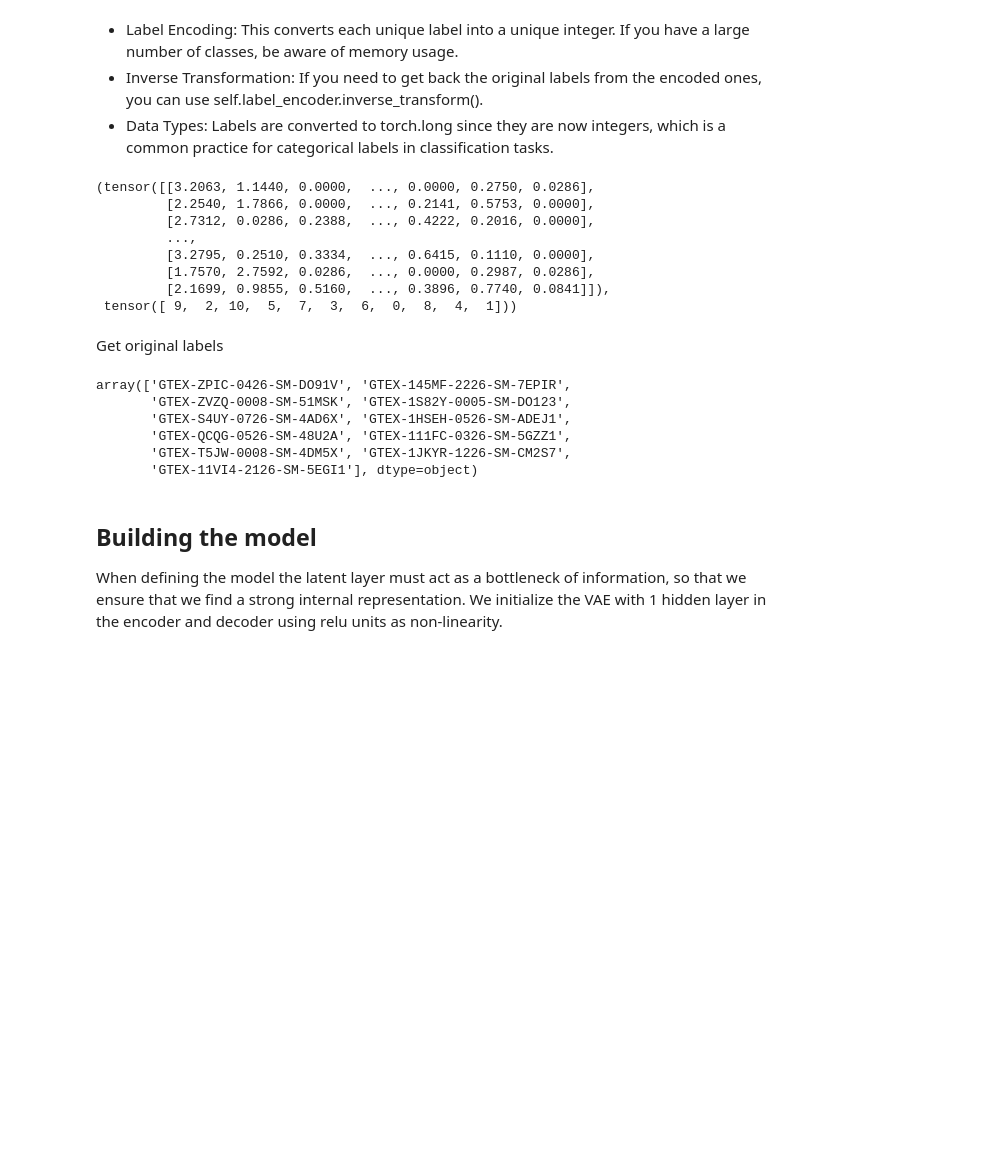
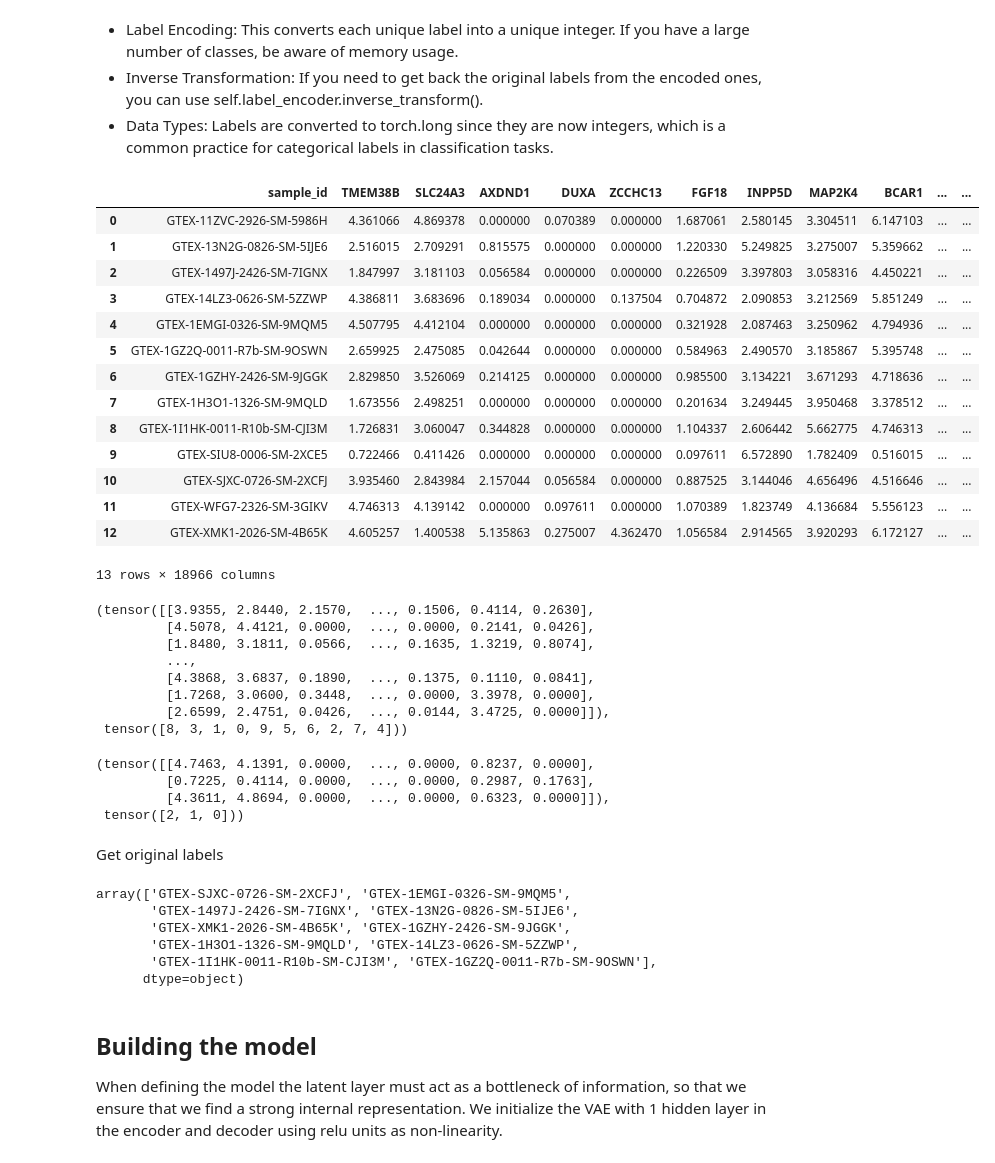
Before and after one commit to notaiax/Prediction-of-protein-isoforms-using-semi-supervised-learning, a Jupyter notebook: VAE/aiax VAE.ipynb, the cells around one changed output. Drawn from its saved outputs; the diff is of its cells as text; code cells hidden in the pictures; blank space fills up the shorter version.

Commit message:
Add test loader

```diff
--- a/VAE/aiax VAE.ipynb
+++ b/VAE/aiax VAE.ipynb
@@ -138,6 +140,7 @@ Using percentage 0.001 should load 17 samples, and 0.01 170. We use 0.005 for 86
 - Data Types: Labels are converted to torch.long since they are now integers, which is a common practice for categorical labels in classification tasks.
 # %%
 class GeneExpressionDataset(Dataset):
+    """ # Old dataLoader with no TestSet
     def __init__(self, filepath, percentage=0.1):
         self.data = self.load_data_percentage(filepath, percentage)
         # Assuming the first column is the label
@@ -147,9 +150,16 @@ class GeneExpressionDataset(Dataset):
         # Encode the labels
         self.label_encoder = LabelEncoder()
         self.encoded_labels = self.label_encoder.fit_transform(self.labels)
+    """
+
+    def __init__(self, data, labels):
+        self.labels = labels
+        self.genes = data
+        self.label_encoder = LabelEncoder()
+        self.encoded_labels = self.label_encoder.fit_transform(self.labels)
 
     def __len__(self):
-        return len(self.data)
+        return len(self.genes)
 
     def __getitem__(self, idx):
         if torch.is_tensor(idx):
@@ -176,28 +183,69 @@ gene_train_loader = DataLoader(gene_dataset, batch_size=64, shuffle=True)
+# %%
+load_percentage = 0.0005
+
+# Load the entire dataset
+full_data = GeneExpressionDataset.load_data_percentage(gtex_gene_path, percentage=load_percentage)
+
+# Split the data into training and testing sets
+train_data, test_data = train_test_split(full_data, test_size=0.2, random_state=42)
+
+# Create dataset instances for training and testing
+gene_train_dataset = GeneExpressionDataset(train_data.iloc[:, 1:], train_data.iloc[:, 0])
+gene_test_dataset = GeneExpressionDataset(test_data.iloc[:, 1:], test_data.iloc[:, 0])
+
+gene_train_loader = DataLoader(gene_train_dataset, batch_size=64, shuffle=True)
+gene_test_loader = DataLoader(gene_test_dataset, batch_size=64, shuffle=False)  # Usually, shuffling is not needed for testing
+# %%
+full_data
+# %% [output]
+|  | sample_id | TMEM38B | SLC24A3 | AXDND1 | DUXA | ZCCHC13 | FGF18 | INPP5D | MAP2K4 | BCAR1 | ... | ... |
+| 0 | GTEX-11ZVC-2926-SM-5986H | 4.361066 | 4.869378 | 0.000000 | 0.070389 | 0.000000 | 1.687061 | 2.580145 | 3.304511 | 6.147103 | ... | ... |
+| 1 | GTEX-13N2G-0826-SM-5IJE6 | 2.516015 | 2.709291 | 0.815575 | 0.000000 | 0.000000 | 1.220330 | 5.249825 | 3.275007 | 5.359662 | ... | ... |
+| 2 | GTEX-1497J-2426-SM-7IGNX | 1.847997 | 3.181103 | 0.056584 | 0.000000 | 0.000000 | 0.226509 | 3.397803 | 3.058316 | 4.450221 | ... | ... |
+| 3 | GTEX-14LZ3-0626-SM-5ZZWP | 4.386811 | 3.683696 | 0.189034 | 0.000000 | 0.137504 | 0.704872 | 2.090853 | 3.212569 | 5.851249 | ... | ... |
+| 4 | GTEX-1EMGI-0326-SM-9MQM5 | 4.507795 | 4.412104 | 0.000000 | 0.000000 | 0.000000 | 0.321928 | 2.087463 | 3.250962 | 4.794936 | ... | ... |
+| 5 | GTEX-1GZ2Q-0011-R7b-SM-9OSWN | 2.659925 | 2.475085 | 0.042644 | 0.000000 | 0.000000 | 0.584963 | 2.490570 | 3.185867 | 5.395748 | ... | ... |
+| 6 | GTEX-1GZHY-2426-SM-9JGGK | 2.829850 | 3.526069 | 0.214125 | 0.000000 | 0.000000 | 0.985500 | 3.134221 | 3.671293 | 4.718636 | ... | ... |
+| 7 | GTEX-1H3O1-1326-SM-9MQLD | 1.673556 | 2.498251 | 0.000000 | 0.000000 | 0.000000 | 0.201634 | 3.249445 | 3.950468 | 3.378512 | ... | ... |
+| 8 | GTEX-1I1HK-0011-R10b-SM-CJI3M | 1.726831 | 3.060047 | 0.344828 | 0.000000 | 0.000000 | 1.104337 | 2.606442 | 5.662775 | 4.746313 | ... | ... |
+| 9 | GTEX-SIU8-0006-SM-2XCE5 | 0.722466 | 0.411426 | 0.000000 | 0.000000 | 0.000000 | 0.097611 | 6.572890 | 1.782409 | 0.516015 | ... | ... |
+| 10 | GTEX-SJXC-0726-SM-2XCFJ | 3.935460 | 2.843984 | 2.157044 | 0.056584 | 0.000000 | 0.887525 | 3.144046 | 4.656496 | 4.516646 | ... | ... |
+| 11 | GTEX-WFG7-2326-SM-3GIKV | 4.746313 | 4.139142 | 0.000000 | 0.097611 | 0.000000 | 1.070389 | 1.823749 | 4.136684 | 5.556123 | ... | ... |
+| 12 | GTEX-XMK1-2026-SM-4B65K | 4.605257 | 1.400538 | 5.135863 | 0.275007 | 4.362470 | 1.056584 | 2.914565 | 3.920293 | 6.172127 | ... | ... |
+13 rows × 18966 columns
 # %%
 genes, labels = next(iter(gene_train_loader))
 genes, labels
 # %% [output]
-(tensor([[3.2063, 1.1440, 0.0000,  ..., 0.0000, 0.2750, 0.0286],
-         [2.2540, 1.7866, 0.0000,  ..., 0.2141, 0.5753, 0.0000],
-         [2.7312, 0.0286, 0.2388,  ..., 0.4222, 0.2016, 0.0000],
+(tensor([[3.9355, 2.8440, 2.1570,  ..., 0.1506, 0.4114, 0.2630],
+         [4.5078, 4.4121, 0.0000,  ..., 0.0000, 0.2141, 0.0426],
+         [1.8480, 3.1811, 0.0566,  ..., 0.1635, 1.3219, 0.8074],
          ...,
-         [3.2795, 0.2510, 0.3334,  ..., 0.6415, 0.1110, 0.0000],
-         [1.7570, 2.7592, 0.0286,  ..., 0.0000, 0.2987, 0.0286],
-         [2.1699, 0.9855, 0.5160,  ..., 0.3896, 0.7740, 0.0841]]),
- tensor([ 9,  2, 10,  5,  7,  3,  6,  0,  8,  4,  1]))
+         [4.3868, 3.6837, 0.1890,  ..., 0.1375, 0.1110, 0.0841],
+         [1.7268, 3.0600, 0.3448,  ..., 0.0000, 3.3978, 0.0000],
+         [2.6599, 2.4751, 0.0426,  ..., 0.0144, 3.4725, 0.0000]]),
+ tensor([8, 3, 1, 0, 9, 5, 6, 2, 7, 4]))
+# %%
+test_genes, test_labels = next(iter(gene_test_loader))
+test_genes, test_labels
+# %% [output]
+(tensor([[4.7463, 4.1391, 0.0000,  ..., 0.0000, 0.8237, 0.0000],
+         [0.7225, 0.4114, 0.0000,  ..., 0.0000, 0.2987, 0.1763],
+         [4.3611, 4.8694, 0.0000,  ..., 0.0000, 0.6323, 0.0000]]),
+ tensor([2, 1, 0]))
 # %% [markdown]
 Get original labels
 # %%
 # Convert encoded labels back to original string labels
-original_labels = gene_dataset.get_original_labels(labels.numpy())
+original_labels = gene_train_dataset.get_original_labels(labels.numpy())
 original_labels
 # %% [output]
-array(['GTEX-ZPIC-0426-SM-DO91V', 'GTEX-145MF-2226-SM-7EPIR',
-       'GTEX-ZVZQ-0008-SM-51MSK', 'GTEX-1S82Y-0005-SM-DO123',
-       'GTEX-S4UY-0726-SM-4AD6X', 'GTEX-1HSEH-0526-SM-ADEJ1',
-       'GTEX-QCQG-0526-SM-48U2A', 'GTEX-111FC-0326-SM-5GZZ1',
-       'GTEX-T5JW-0008-SM-4DM5X', 'GTEX-1JKYR-1226-SM-CM2S7',
-       'GTEX-11VI4-2126-SM-5EGI1'], dtype=object)
+array(['GTEX-SJXC-0726-SM-2XCFJ', 'GTEX-1EMGI-0326-SM-9MQM5',
+       'GTEX-1497J-2426-SM-7IGNX', 'GTEX-13N2G-0826-SM-5IJE6',
+       'GTEX-XMK1-2026-SM-4B65K', 'GTEX-1GZHY-2426-SM-9JGGK',
+       'GTEX-1H3O1-1326-SM-9MQLD', 'GTEX-14LZ3-0626-SM-5ZZWP',
+       'GTEX-1I1HK-0011-R10b-SM-CJI3M', 'GTEX-1GZ2Q-0011-R7b-SM-9OSWN'],
+      dtype=object)
 # %% [markdown]
 ## Building the model
 When defining the model the latent layer must act as a bottleneck of information, so that we ensure that we find a strong internal representation. We initialize the VAE with 1 hidden layer in the encoder and decoder using relu units as non-linearity.
```
Also changed, not shown: parts of 4 cells of this notebook.
